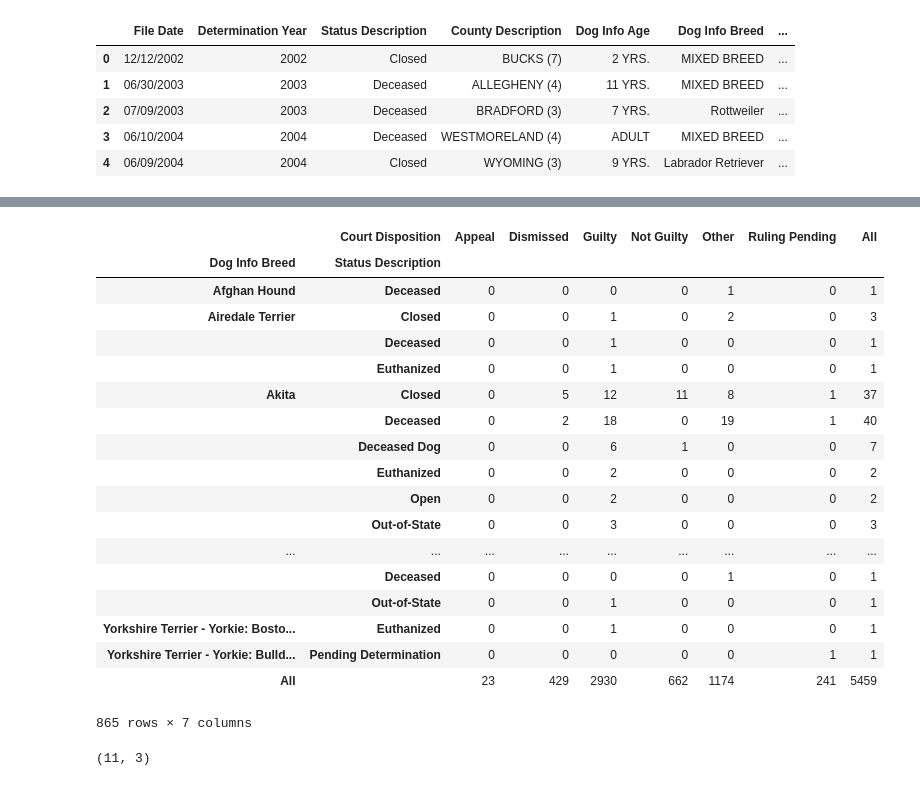
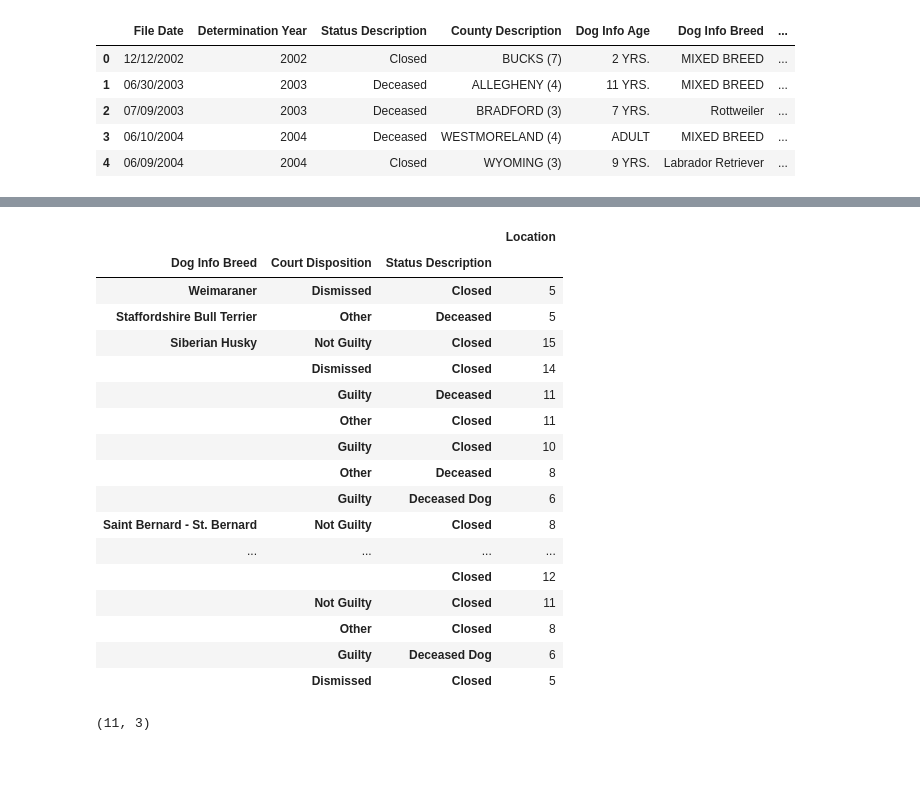
Before and after one commit to DanielleRomanoff/DS-Unit-1-Project_Dog_Bites, a Jupyter notebook: Dog Bites Project.ipynb, the cells around one changed output, grey strips where cells are left out. Saved outputs shown, nothing was run; the diff lists cells and outputs as text; code cells hidden in the pictures.

```diff
--- a/Dog Bites Project.ipynb
+++ b/Dog Bites Project.ipynb
@@ -110,0 +37,3 @@ Name: Breed, dtype: int64
+# %%
+pd.set_option('display.max_rows', 1000)
+nyc_data.isna().sum()
@@ -214,26 +89,28 @@ pa_dogbite_new.head()
-# %%
-pa_dogbite_final = pd.crosstab([pa_dogbite_new['Dog Info Breed'], pa_dogbite_new['Status Description']], pa_dogbite_new['Court Disposition'], margins = True)
-pa_dogbite_final
-# %% [output]
-|  | Court Disposition | Appeal | Dismissed | Guilty | Not Guilty | Other | Ruling Pending | All |
-| Dog Info Breed | Status Description |  |  |  |  |  |  |  |
-| Afghan Hound | Deceased | 0 | 0 | 0 | 0 | 1 | 0 | 1 |
-| Airedale Terrier | Closed | 0 | 0 | 1 | 0 | 2 | 0 | 3 |
-|  | Deceased | 0 | 0 | 1 | 0 | 0 | 0 | 1 |
-|  | Euthanized | 0 | 0 | 1 | 0 | 0 | 0 | 1 |
-| Akita | Closed | 0 | 5 | 12 | 11 | 8 | 1 | 37 |
-|  | Deceased | 0 | 2 | 18 | 0 | 19 | 1 | 40 |
-|  | Deceased Dog | 0 | 0 | 6 | 1 | 0 | 0 | 7 |
-|  | Euthanized | 0 | 0 | 2 | 0 | 0 | 0 | 2 |
-|  | Open | 0 | 0 | 2 | 0 | 0 | 0 | 2 |
-|  | Out-of-State | 0 | 0 | 3 | 0 | 0 | 0 | 3 |
-| ... | ... | ... | ... | ... | ... | ... | ... | ... |
-|  | Deceased | 0 | 0 | 0 | 0 | 1 | 0 | 1 |
-|  | Out-of-State | 0 | 0 | 1 | 0 | 0 | 0 | 1 |
-| Yorkshire Terrier - Yorkie: Bosto... | Euthanized | 0 | 0 | 1 | 0 | 0 | 0 | 1 |
-| Yorkshire Terrier - Yorkie: Bulld... | Pending Determination | 0 | 0 | 0 | 0 | 0 | 1 | 1 |
-| All |  | 23 | 429 | 2930 | 662 | 1174 | 241 | 5459 |
-865 rows × 7 columns
+# %%
+pa_data_new = pa_data.groupby(['Dog Info Breed', 'Court Disposition', 'Status Description']).count().sort_values(by = ['Dog Info Breed', 'Location'], ascending = False)
+pa_data_modified = pa_data_new.drop(index = ['UNKNOWN', 'OTHER', 'MIXED BREED', 'Mastiff'])
+pa_bite_data = pa_data_modified[pa_data_modified['Location'] >= 5]
+pa_bite_final = pd.DataFrame(pa_bite_data, columns = ['Location'])
+pa_bite_final
+# %% [output]
+|  |  |  | Location |
+| Dog Info Breed | Court Disposition | Status Description |  |
+| Weimaraner | Dismissed | Closed | 5 |
+| Staffordshire Bull Terrier | Other | Deceased | 5 |
+| Siberian Husky | Not Guilty | Closed | 15 |
+|  | Dismissed | Closed | 14 |
+|  | Guilty | Deceased | 11 |
+|  | Other | Closed | 11 |
+|  | Guilty | Closed | 10 |
+|  | Other | Deceased | 8 |
+|  | Guilty | Deceased Dog | 6 |
+| Saint Bernard - St. Bernard | Not Guilty | Closed | 8 |
+| ... | ... | ... | ... |
+|  |  | Closed | 12 |
+|  | Not Guilty | Closed | 11 |
+|  | Other | Closed | 8 |
+|  | Guilty | Deceased Dog | 6 |
+|  | Dismissed | Closed | 5 |
 # %%
 reasons_data = pd.read_csv('https://raw.githubusercontent.com/DanielleRomanoff/DS-Unit-1-Project_Dog_Bites/master/Reasons%20for%20bites%20with%20interpretation.csv')
 reasons_data.shape
```
Also changed, not shown: parts of 26 cells of this notebook.
